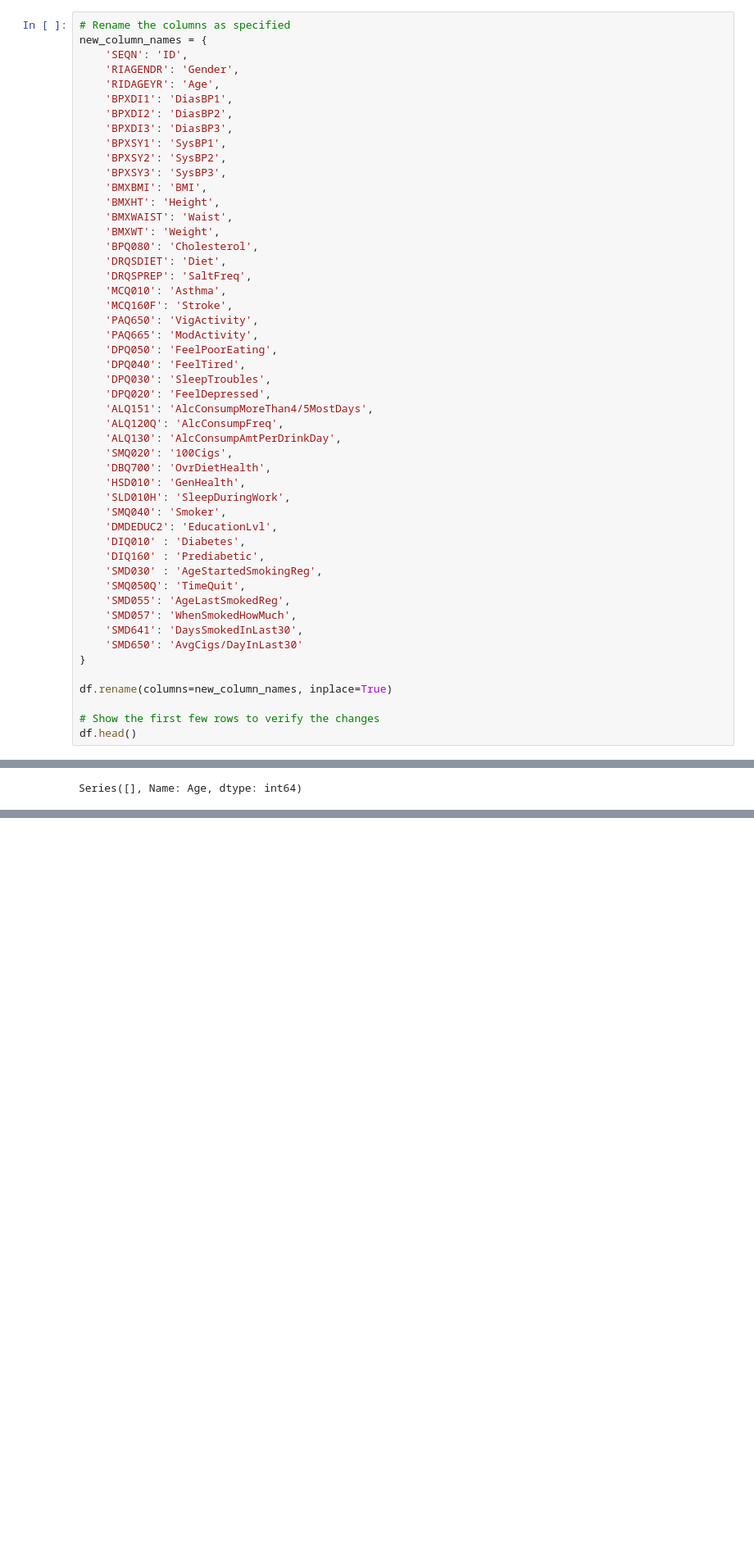
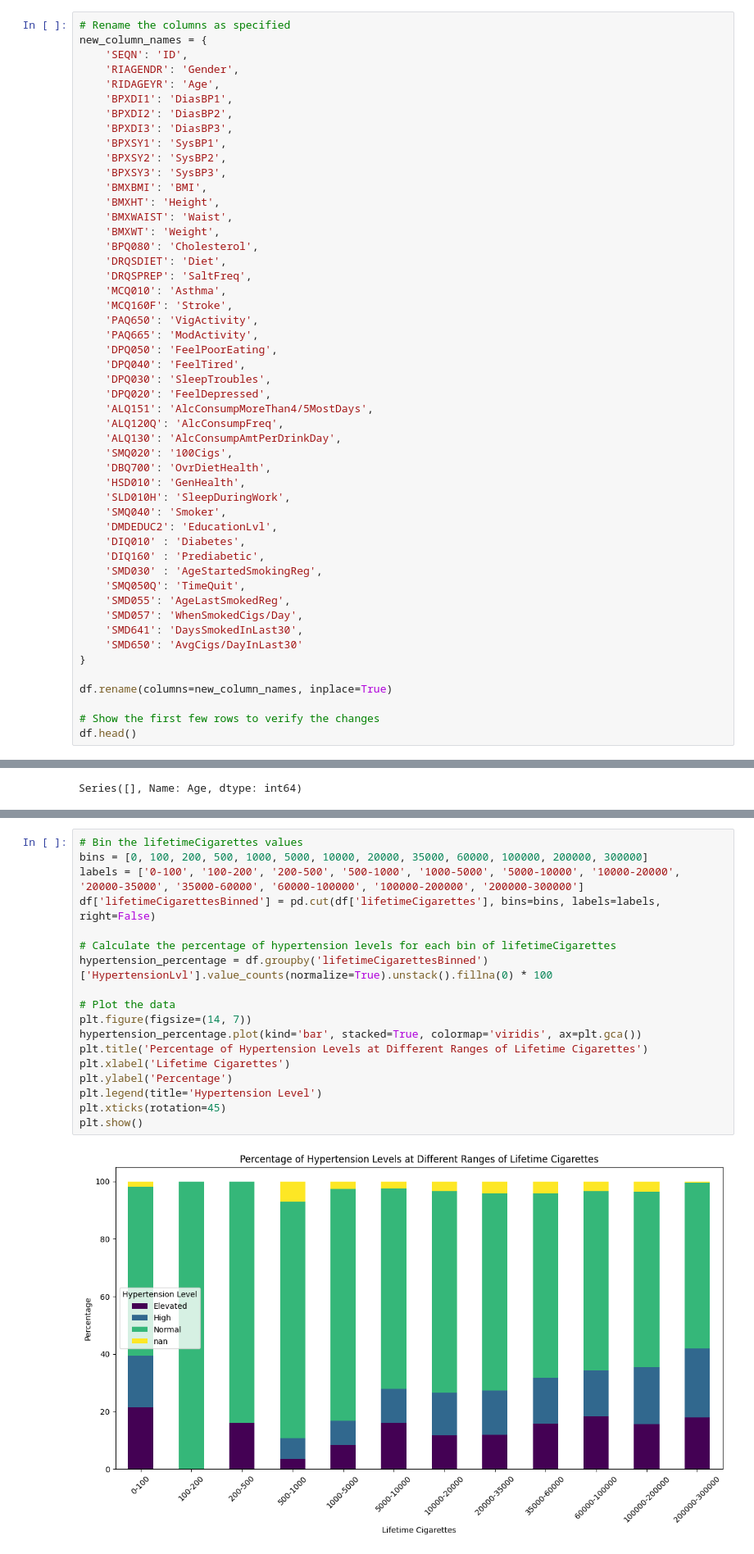
Before and after one commit to samcohen1/HypertensionML, a Jupyter notebook: new_predictor.ipynb, the cells around one changed output, grey strips where cells are left out. Shown at 82% size. Saved outputs shown, nothing was run; the diff lists cells and outputs as text; blank space fills up the shorter version.

```diff
--- a/new_predictor.ipynb
+++ b/new_predictor.ipynb
@@ -107,7 +107,7 @@ new_column_names = {
     'SMD030' : 'AgeStartedSmokingReg',
     'SMQ050Q': 'TimeQuit',
     'SMD055': 'AgeLastSmokedReg',
-    'SMD057': 'WhenSmokedHowMuch',
+    'SMD057': 'WhenSmokedCigs/Day',
     'SMD641': 'DaysSmokedInLast30',
     'SMD650': 'AvgCigs/DayInLast30'
 }
@@ -296,3 +431,23 @@ We also know that no null values are present due to actual missing information,
+# %%
+# Bin the lifetimeCigarettes values
+bins = [0, 100, 200, 500, 1000, 5000, 10000, 20000, 35000, 60000, 100000, 200000, 300000]
+labels = ['0-100', '100-200', '200-500', '500-1000', '1000-5000', '5000-10000', '10000-20000', '20000-35000', '35000-60000', '60000-100000', '100000-200000', '200000-300000']
+df['lifetimeCigarettesBinned'] = pd.cut(df['lifetimeCigarettes'], bins=bins, labels=labels, right=False)
+
+# Calculate the percentage of hypertension levels for each bin of lifetimeCigarettes
+hypertension_percentage = df.groupby('lifetimeCigarettesBinned')['HypertensionLvl'].value_counts(normalize=True).unstack().fillna(0) * 100
+
+# Plot the data
+plt.figure(figsize=(14, 7))
+hypertension_percentage.plot(kind='bar', stacked=True, colormap='viridis', ax=plt.gca())
+plt.title('Percentage of Hypertension Levels at Different Ranges of Lifetime Cigarettes')
+plt.xlabel('Lifetime Cigarettes')
+plt.ylabel('Percentage')
+plt.legend(title='Hypertension Level')
+plt.xticks(rotation=45)
+plt.show()
+# %% [output]
+[figure, added]
 # %%
 # Filter the DataFrame
 filtered_df = df[(df['AlcConsumpAmtPerDrinkDay'] < 77) & (df['AlcConsumpFreq'] < 777)]
```
Also changed, not shown: parts of 13 cells of this notebook.
